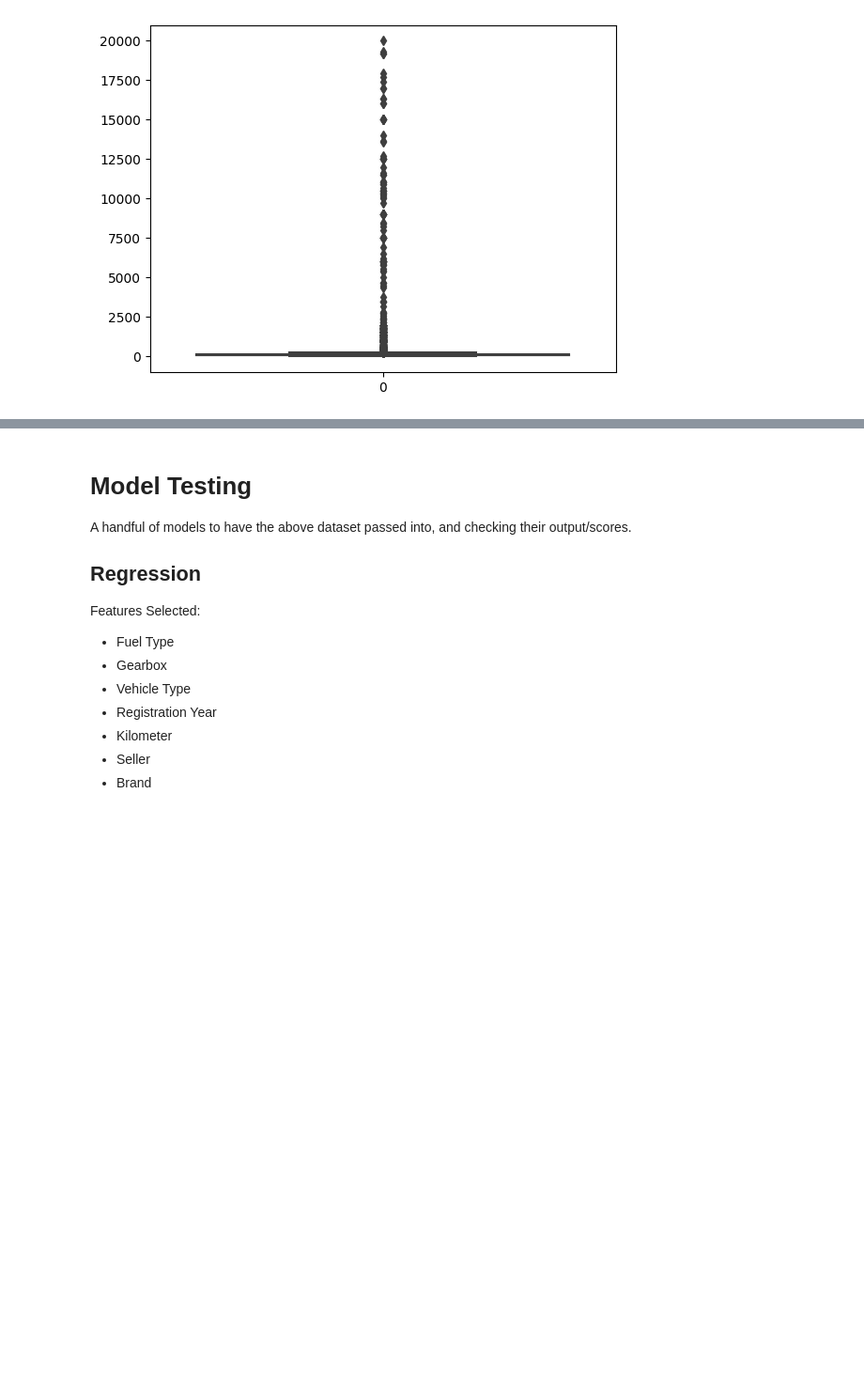
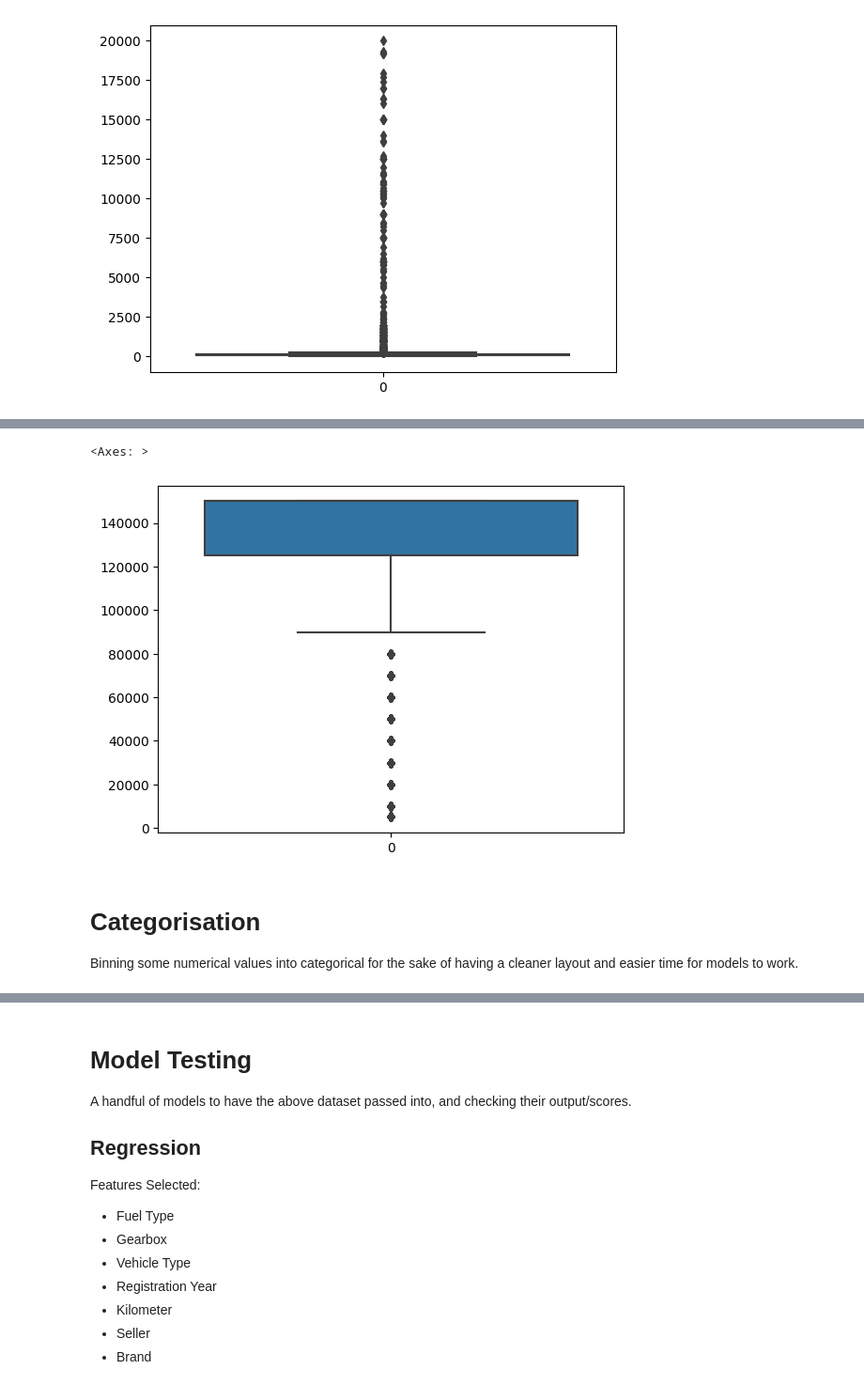
Before and after one commit to Supermjork/Much-Vroom, a Jupyter notebook: notebook/vroom.ipynb, the cells around one changed output, grey strips where cells are left out. Shown at 94% size. Cells and saved outputs as stored; diff of their text form; code cells hidden in the pictures; blank space fills up the shorter version.

```diff
--- a/notebook/vroom.ipynb
+++ b/notebook/vroom.ipynb
@@ -474,0 +499,12 @@ memory usage: 34.7+ MB
+# %%
+# Wrapping up the data cleaning
+# Normalising the kilometers driven
+sns.boxplot(selected_data['kilometer'].values)
+
+# It really doesn't need anything...
+# %% [output]
+<Axes: >
+[figure, added]
+# %% [markdown]
+# Categorisation
+Binning some numerical values into categorical for the sake of having a cleaner layout and easier time for models to work.
```
Also changed, not shown: parts of 10 cells of this notebook.
